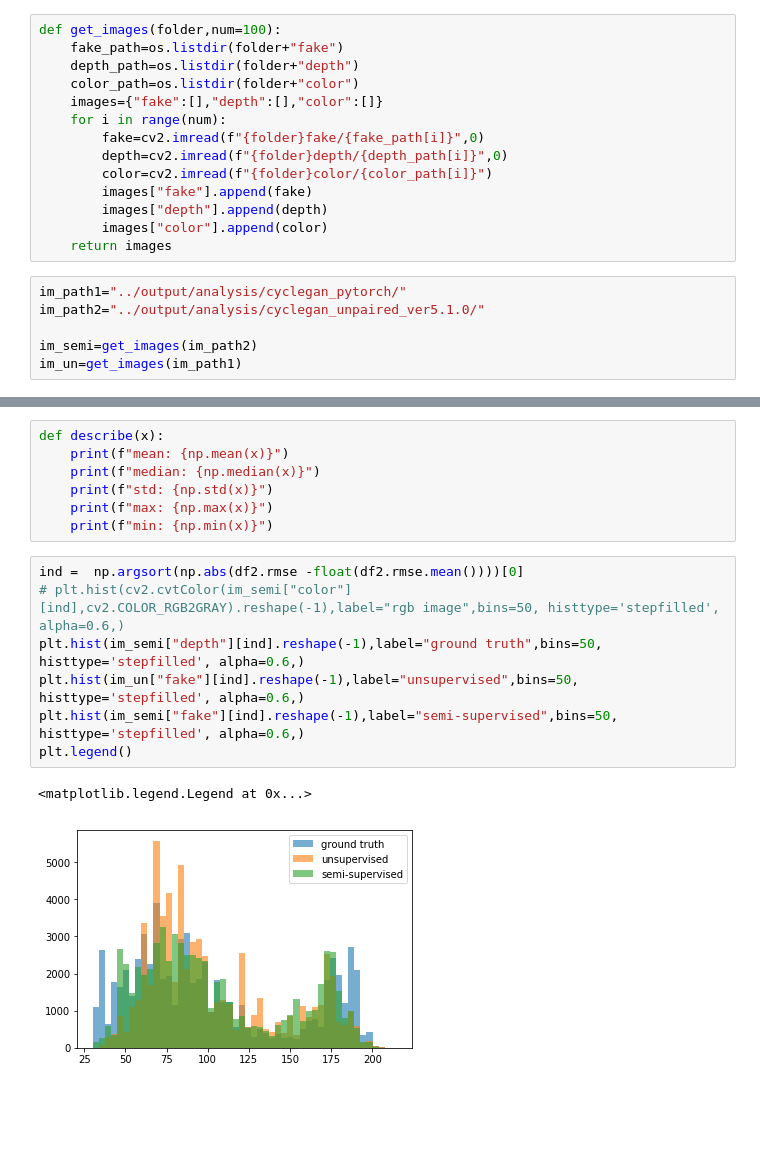
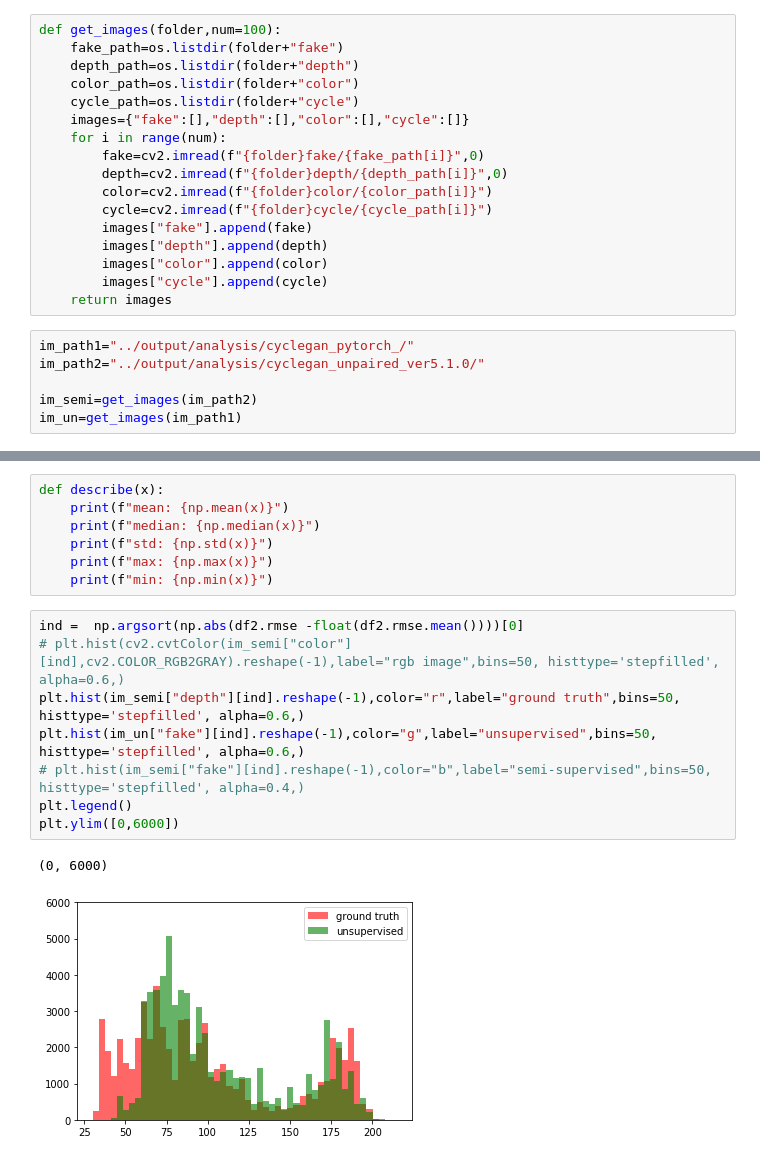
Before and after one commit to KICU1129/DepthImageGAN, a Jupyter notebook: analysis/eda.ipynb, the cells around one changed output, grey strips where cells are left out. Cells and saved outputs as stored; diff of their text form; blank space fills up the shorter version.

```diff
--- a/analysis/eda.ipynb
+++ b/analysis/eda.ipynb
@@ -103,17 +112,20 @@ def get_images(folder,num=100):
     fake_path=os.listdir(folder+"fake")
     depth_path=os.listdir(folder+"depth")
     color_path=os.listdir(folder+"color")
-    images={"fake":[],"depth":[],"color":[]}
+    cycle_path=os.listdir(folder+"cycle")
+    images={"fake":[],"depth":[],"color":[],"cycle":[]}
     for i in range(num):
         fake=cv2.imread(f"{folder}fake/{fake_path[i]}",0)
         depth=cv2.imread(f"{folder}depth/{depth_path[i]}",0)
         color=cv2.imread(f"{folder}color/{color_path[i]}")
+        cycle=cv2.imread(f"{folder}cycle/{cycle_path[i]}")
         images["fake"].append(fake)
         images["depth"].append(depth)
         images["color"].append(color)
+        images["cycle"].append(cycle)
     return images
 # %%
-im_path1="../output/analysis/cyclegan_pytorch/"
+im_path1="../output/analysis/cyclegan_pytorch_/"
 im_path2="../output/analysis/cyclegan_unpaired_ver5.1.0/"
 
 im_semi=get_images(im_path2)
@@ -159,10 +203,11 @@ def describe(x):
 # %%
 ind =  np.argsort(np.abs(df2.rmse -float(df2.rmse.mean())))[0]
 # plt.hist(cv2.cvtColor(im_semi["color"][ind],cv2.COLOR_RGB2GRAY).reshape(-1),label="rgb image",bins=50, histtype='stepfilled', alpha=0.6,)
-plt.hist(im_semi["depth"][ind].reshape(-1),label="ground truth",bins=50, histtype='stepfilled', alpha=0.6,)
-plt.hist(im_un["fake"][ind].reshape(-1),label="unsupervised",bins=50, histtype='stepfilled', alpha=0.6,)
-plt.hist(im_semi["fake"][ind].reshape(-1),label="semi-supervised",bins=50, histtype='stepfilled', alpha=0.6,)
+plt.hist(im_semi["depth"][ind].reshape(-1),color="r",label="ground truth",bins=50, histtype='stepfilled', alpha=0.6,)
+plt.hist(im_un["fake"][ind].reshape(-1),color="g",label="unsupervised",bins=50, histtype='stepfilled', alpha=0.6,)
+# plt.hist(im_semi["fake"][ind].reshape(-1),color="b",label="semi-supervised",bins=50, histtype='stepfilled', alpha=0.4,)
 plt.legend()
+plt.ylim([0,6000])
 # %% [output]
-<matplotlib.legend.Legend at 0x...>
+(0, 6000)
-[figure, old version]
+[figure, new version]
```
Also changed, not shown: parts of 23 cells of this notebook.
